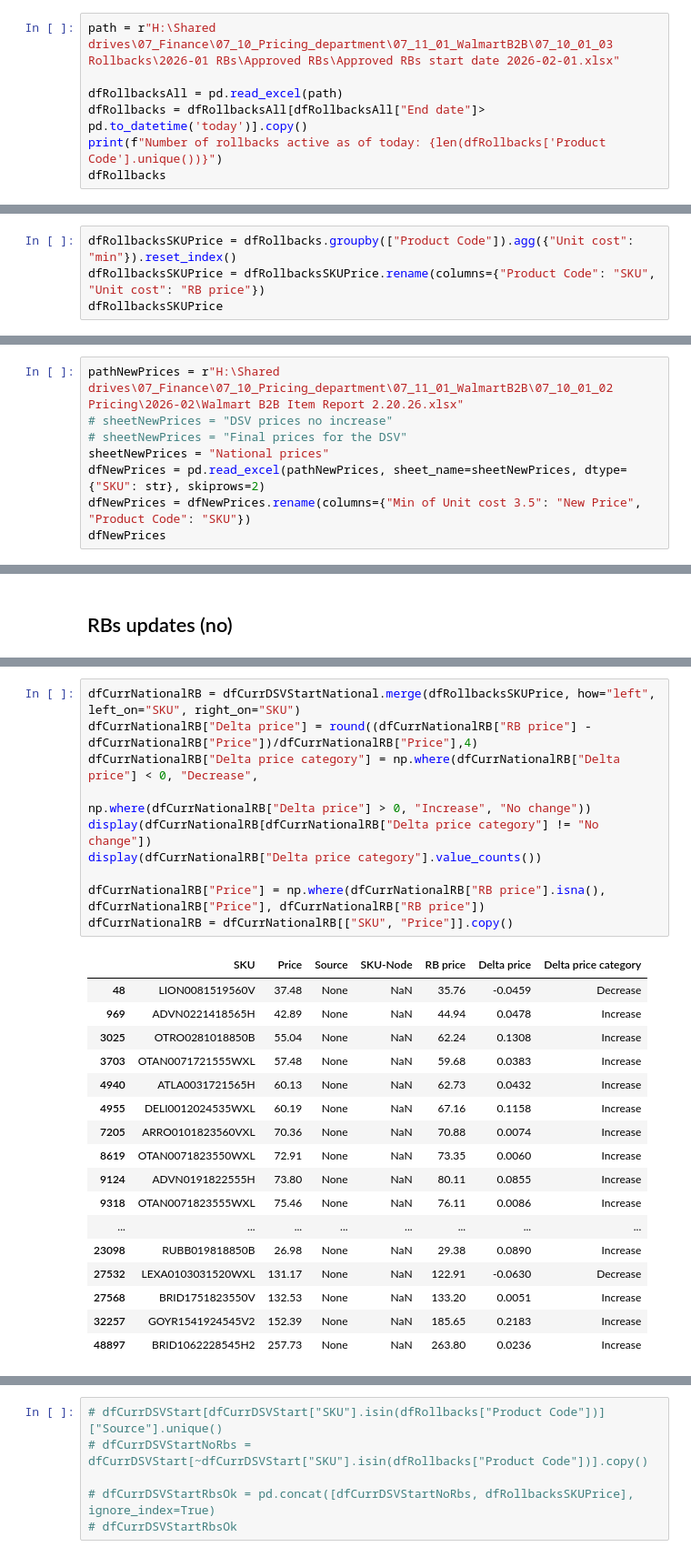
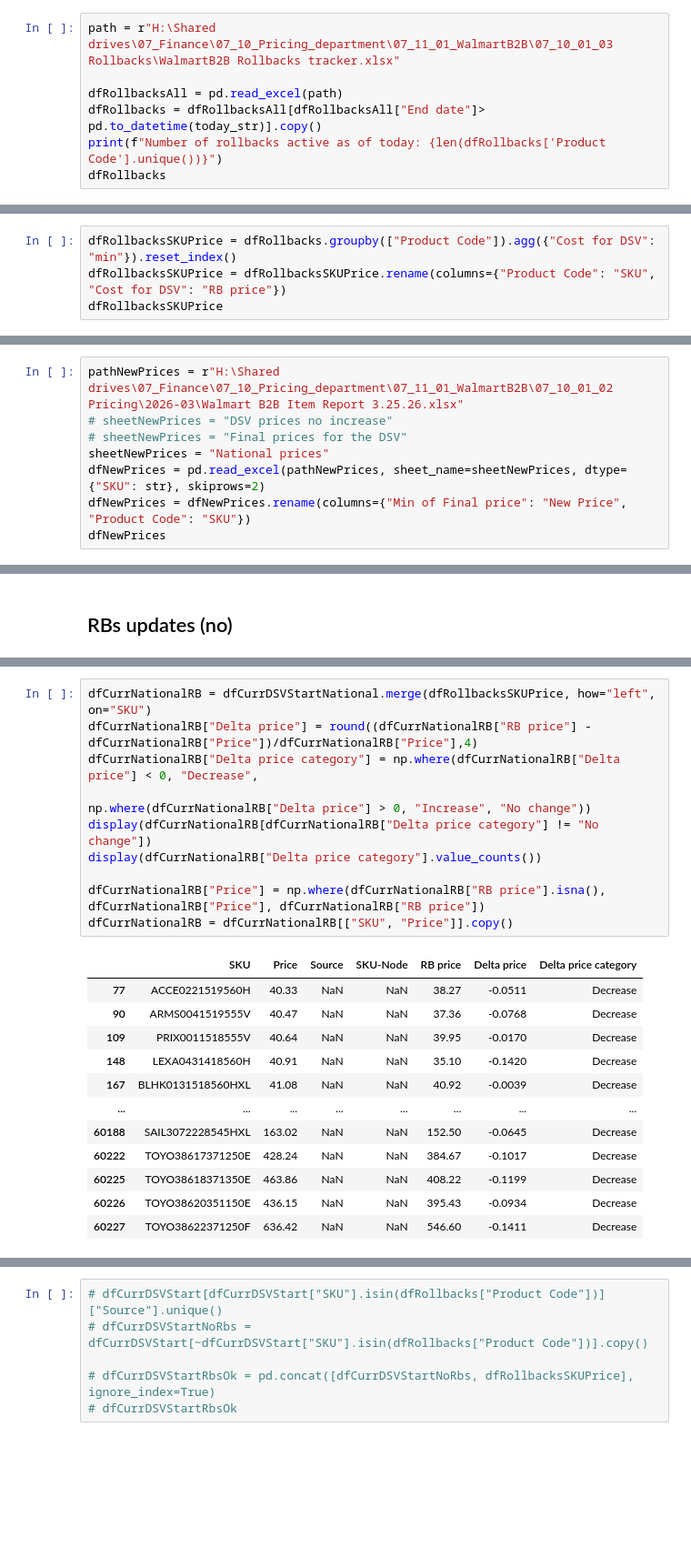
Before and after one commit to valentind-tireseasy/WMT_pricing, a Jupyter notebook: original_code/node_level_costs_pricing.ipynb, the cells around one changed output, grey strips where cells are left out. Shown at 91% size. Drawn from its saved outputs; the diff is of its cells as text; blank space fills up the shorter version.

```diff
--- a/original_code/node_level_costs_pricing.ipynb
+++ b/original_code/node_level_costs_pricing.ipynb
@@ -285,10 +207,10 @@ if compare_dsvs:
 # %% [markdown]
 ## Rollbacks (to exclude from NLCs)
 # %%
-path = r"H:\Shared drives\07_Finance\07_10_Pricing_department\07_11_01_WalmartB2B\07_10_01_03 Rollbacks\2026-01 RBs\Approved RBs\Approved RBs start date 2026-02-01.xlsx"
+path = r"H:\Shared drives\07_Finance\07_10_Pricing_department\07_11_01_WalmartB2B\07_10_01_03 Rollbacks\WalmartB2B Rollbacks tracker.xlsx"
 
 dfRollbacksAll = pd.read_excel(path)
-dfRollbacks = dfRollbacksAll[dfRollbacksAll["End date"]> pd.to_datetime('today')].copy()
+dfRollbacks = dfRollbacksAll[dfRollbacksAll["End date"]> pd.to_datetime(today_str)].copy()
 print(f"Number of rollbacks active as of today: {len(dfRollbacks['Product Code'].unique())}")
 dfRollbacks
 # %% [output]
@@ -319,8 +241,8 @@ Number of rollbacks active as of today: 577
 # %%
 # dfNewDSV[(dfNewDSV["SKU"].isin(dfRollbacksEndedSKUs["Product Code"])) & (dfNewDSV["Source"].notna())]
 # %%
-dfRollbacksSKUPrice = dfRollbacks.groupby(["Product Code"]).agg({"Unit cost": "min"}).reset_index()
-dfRollbacksSKUPrice = dfRollbacksSKUPrice.rename(columns={"Product Code": "SKU", "Unit cost": "RB price"})
+dfRollbacksSKUPrice = dfRollbacks.groupby(["Product Code"]).agg({"Cost for DSV": "min"}).reset_index()
+dfRollbacksSKUPrice = dfRollbacksSKUPrice.rename(columns={"Product Code": "SKU", "Cost for DSV": "RB price"})
 dfRollbacksSKUPrice
 # %% [output]
 |  | SKU | RB price |
@@ -2967,10 +3670,10 @@ dfCurrDSVStartNational
 # %%
-pathNewPrices = r"H:\Shared drives\07_Finance\07_10_Pricing_department\07_11_01_WalmartB2B\07_10_01_02 Pricing\2026-02\Walmart B2B Item Report 2.20.26.xlsx"
+pathNewPrices = r"H:\Shared drives\07_Finance\07_10_Pricing_department\07_11_01_WalmartB2B\07_10_01_02 Pricing\2026-03\Walmart B2B Item Report 3.25.26.xlsx"
 # sheetNewPrices = "DSV prices no increase"
 # sheetNewPrices = "Final prices for the DSV"
 sheetNewPrices = "National prices"
 dfNewPrices = pd.read_excel(pathNewPrices, sheet_name=sheetNewPrices, dtype={"SKU": str}, skiprows=2)
-dfNewPrices = dfNewPrices.rename(columns={"Min of Unit cost 3.5": "New Price", "Product Code": "SKU"})
+dfNewPrices = dfNewPrices.rename(columns={"Min of Final price": "New Price", "Product Code": "SKU"})
 dfNewPrices
 # %% [output]
 |  | SKU | New Price |
@@ -3105,28 +3806,23 @@ Removed 0 SKUs with rollbacks from the NLC DSV start list
 # %%
-dfCurrNationalRB = dfCurrDSVStartNational.merge(dfRollbacksSKUPrice, how="left", left_on="SKU", right_on="SKU")
+dfCurrNationalRB = dfCurrDSVStartNational.merge(dfRollbacksSKUPrice, how="left", on="SKU")
 dfCurrNationalRB["Delta price"] = round((dfCurrNationalRB["RB price"] - dfCurrNationalRB["Price"])/dfCurrNationalRB["Price"],4)
 dfCurrNationalRB["Delta price category"] = np.where(dfCurrNationalRB["Delta price"] < 0, "Decrease",
                                                      np.where(dfCurrNationalRB["Delta price"] > 0, "Increase", "No change"))
 display(dfCurrNationalRB[dfCurrNationalRB["Delta price category"] != "No change"])
 display(dfCurrNationalRB["Delta price category"].value_counts())
 
 dfCurrNationalRB["Price"] = np.where(dfCurrNationalRB["RB price"].isna(), dfCurrNationalRB["Price"], dfCurrNationalRB["RB price"])
 dfCurrNationalRB = dfCurrNationalRB[["SKU", "Price"]].copy()
 # %% [output]
 |  | SKU | Price | Source | SKU-Node | RB price | Delta price | Delta price category |
-| 48 | LION0081519560V | 37.48 | None | NaN | 35.76 | -0.0459 | Decrease |
-| 969 | ADVN0221418565H | 42.89 | None | NaN | 44.94 | 0.0478 | Increase |
-| 3025 | OTRO0281018850B | 55.04 | None | NaN | 62.24 | 0.1308 | Increase |
-| 3703 | OTAN0071721555WXL | 57.48 | None | NaN | 59.68 | 0.0383 | Increase |
-| 4940 | ATLA0031721565H | 60.13 | None | NaN | 62.73 | 0.0432 | Increase |
-| 4955 | DELI0012024535WXL | 60.19 | None | NaN | 67.16 | 0.1158 | Increase |
-| 7205 | ARRO0101823560VXL | 70.36 | None | NaN | 70.88 | 0.0074 | Increase |
-| 8619 | OTAN0071823550WXL | 72.91 | None | NaN | 73.35 | 0.0060 | Increase |
-| 9124 | ADVN0191822555H | 73.80 | None | NaN | 80.11 | 0.0855 | Increase |
-| 9318 | OTAN0071823555WXL | 75.46 | None | NaN | 76.11 | 0.0086 | Increase |
+| 77 | ACCE0221519560H | 40.33 | NaN | NaN | 38.27 | -0.0511 | Decrease |
+| 90 | ARMS0041519555V | 40.47 | NaN | NaN | 37.36 | -0.0768 | Decrease |
+| 109 | PRIX0011518555V | 40.64 | NaN | NaN | 39.95 | -0.0170 | Decrease |
+| 148 | LEXA0431418560H | 40.91 | NaN | NaN | 35.10 | -0.1420 | Decrease |
+| 167 | BLHK0131518560HXL | 41.08 | NaN | NaN | 40.92 | -0.0039 | Decrease |
 | ... | ... | ... | ... | ... | ... | ... | ... |
-| 23098 | RUBB019818850B | 26.98 | None | NaN | 29.38 | 0.0890 | Increase |
-| 27532 | LEXA0103031520WXL | 131.17 | None | NaN | 122.91 | -0.0630 | Decrease |
-| 27568 | BRID1751823550V | 132.53 | None | NaN | 133.20 | 0.0051 | Increase |
-| 32257 | GOYR1541924545V2 | 152.39 | None | NaN | 185.65 | 0.2183 | Increase |
-| 48897 | BRID1062228545H2 | 257.73 | None | NaN | 263.80 | 0.0236 | Increase |
+| 60188 | SAIL3072228545HXL | 163.02 | NaN | NaN | 152.50 | -0.0645 | Decrease |
+| 60222 | TOYO38617371250E | 428.24 | NaN | NaN | 384.67 | -0.1017 | Decrease |
+| 60225 | TOYO38618371350E | 463.86 | NaN | NaN | 408.22 | -0.1199 | Decrease |
+| 60226 | TOYO38620351150E | 436.15 | NaN | NaN | 395.43 | -0.0934 | Decrease |
+| 60227 | TOYO38622371250F | 636.42 | NaN | NaN | 546.60 | -0.1411 | Decrease |
```
Also changed, not shown: parts of 137 cells of this notebook.
